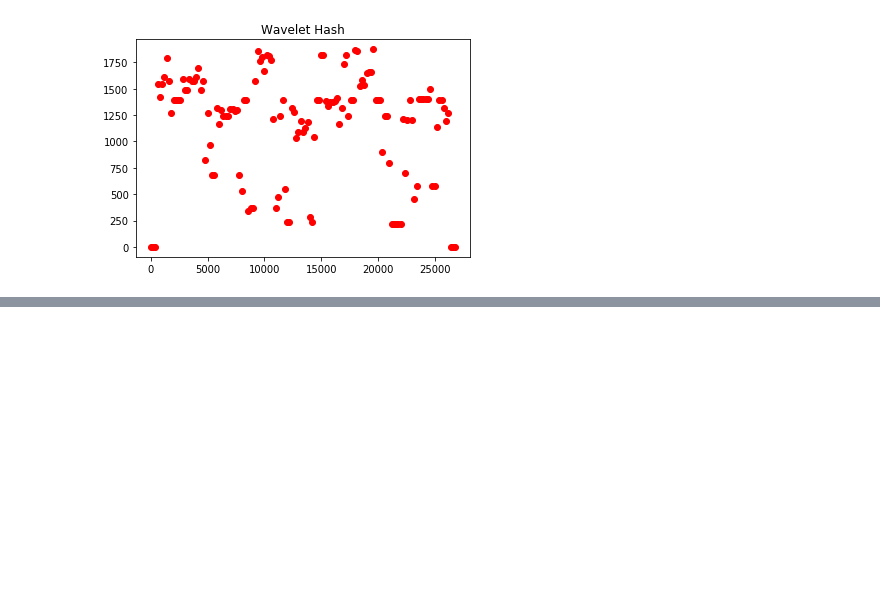
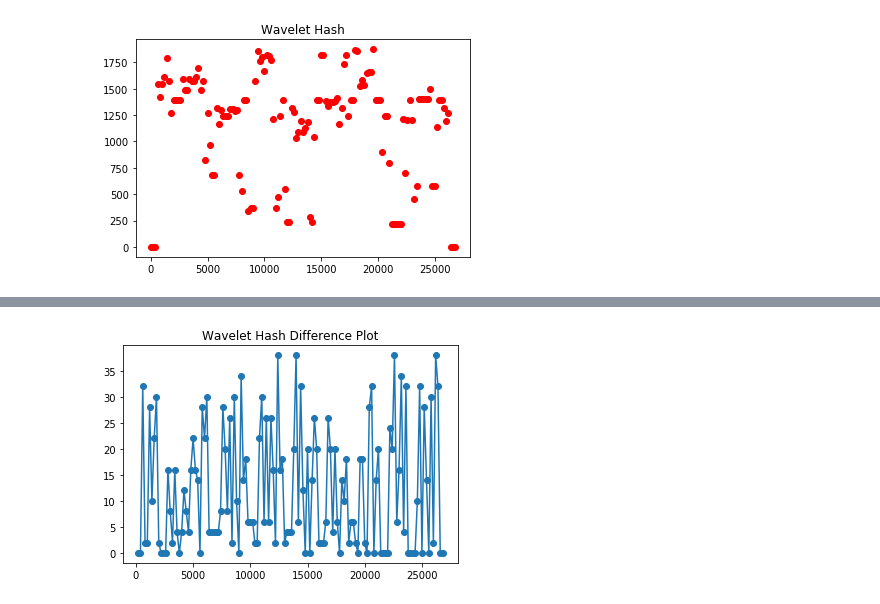
Before and after one commit to tjcrone/rte-camhd, a Jupyter notebook: amanda/imagehash_tester.ipynb, the cells around one changed output, grey strips where cells are left out. Drawn from its saved outputs; the diff is of its cells as text; code cells hidden in the pictures; blank space fills up the shorter version.

Commit message:
plot to graph difference between hash values

```diff
--- a/amanda/imagehash_tester.ipynb
+++ b/amanda/imagehash_tester.ipynb
@@ -12,5 +12,12 @@ import urllib as url
 movLink = "https://rawdata.oceanobservatories.org/files/RS03ASHS/PN03B/06-CAMHDA301/2017/03/12/CAMHDA301-20170312T181500.mov"
 movAtom = camhd.get_moov_atom(movLink)
 frameTotal = camhd.get_frame_count(movLink, movAtom)
+frames = range(0,frameTotal,200)
 #print(frameTotal)                        26983
+
+def diff_letters(a,b):
+    if (len(a) != len(b)):
+        return -1
+    else:
+        return sum ( a[i] != b[i] for i in range(len(a)) )
 # %%
@@ -73,3 +96,0 @@ for i in frames:
-# %%
-for i in avgFrameHashes:
-    print(i,end = ", ")
@@ -96,3 +115,16 @@ plt.show()
 [figure]
 [figure]
 [figure]
+# %%
+wStrHashBin = []
+wStrHashBinDiff = []
+
+for i in wFrameHashes:
+    wStrHashBin.append(((bin(int(str(i), 16))))[2:].zfill(64))
+
+index = 0
+while index < len(wFrameHashes) - 1:
+    diffCount = diff_letters(wStrHashBin[index], wStrHashBin[index + 1])
+    wStrHashBinDiff.append(diffCount)
+    print(diffCount)
+    index += 1
@@ -98,0 +149,6 @@ plt.show()
+# %%
+plt.plot(frames[1:], wStrHashBinDiff, "-o")
+plt.title("Wavelet Hash Difference Plot")
+plt.show()
+# %% [output]
+[figure, added]
```
Also changed, not shown: parts of 4 cells of this notebook, 1 other file.
